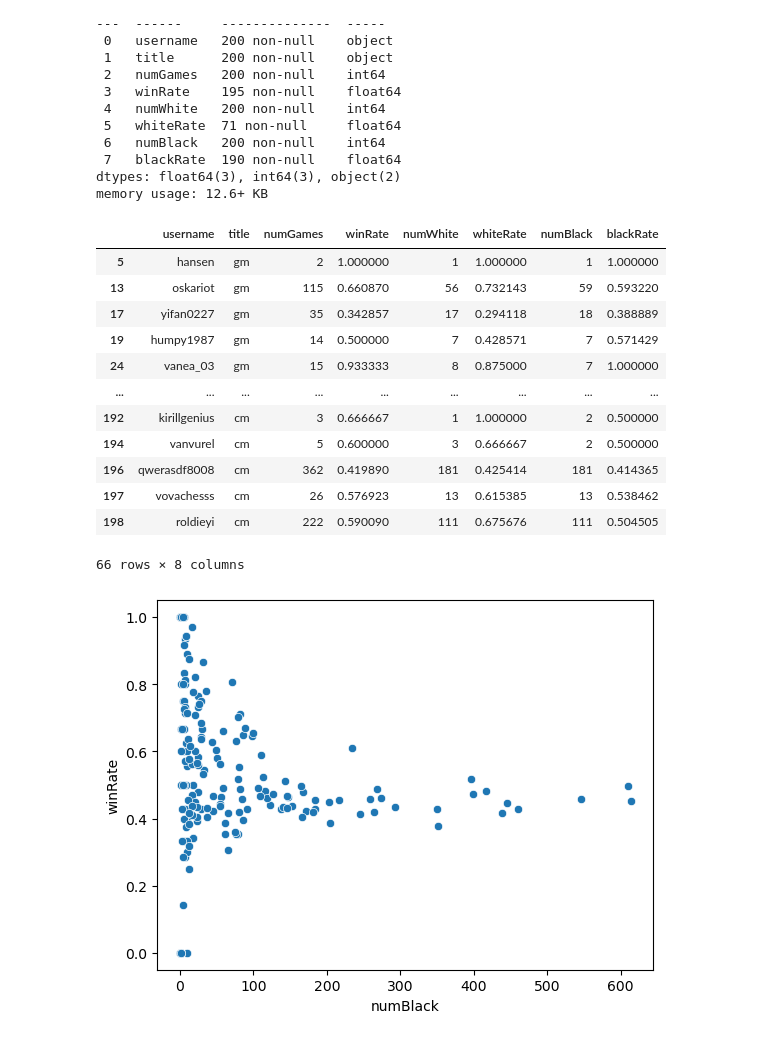
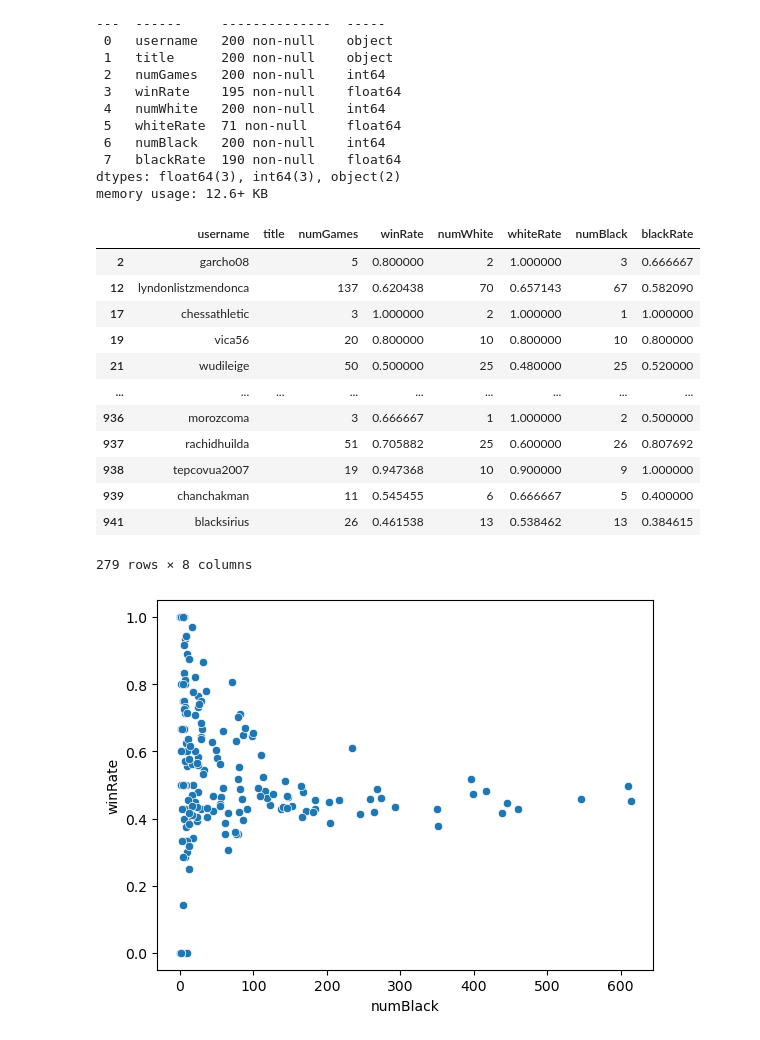
Before and after one commit to grhatch/chess-collection-grhatch, a Jupyter notebook: Collecting.ipynb, the cells around one changed output. Cells and saved outputs as stored; diff of their text form; code cells hidden in the pictures.

```diff
--- a/Collecting.ipynb
+++ b/Collecting.ipynb
@@ -154,21 +145,21 @@ Data columns (total 8 columns):
 dtypes: float64(3), int64(3), object(2)
 memory usage: 12.6+ KB
 # %%
-chess[(chess['numWhite'] > 0) & (chess['numBlack'] > 0)]
+chess2[(chess2['numWhite'] > 0) & (chess2['numBlack'] > 0)]
 # %% [output]
 |  | username | title | numGames | winRate | numWhite | whiteRate | numBlack | blackRate |
-| 5 | hansen | gm | 2 | 1.000000 | 1 | 1.000000 | 1 | 1.000000 |
-| 13 | oskariot | gm | 115 | 0.660870 | 56 | 0.732143 | 59 | 0.593220 |
-| 17 | yifan0227 | gm | 35 | 0.342857 | 17 | 0.294118 | 18 | 0.388889 |
-| 19 | humpy1987 | gm | 14 | 0.500000 | 7 | 0.428571 | 7 | 0.571429 |
-| 24 | vanea_03 | gm | 15 | 0.933333 | 8 | 0.875000 | 7 | 1.000000 |
+| 2 | garcho08 |  | 5 | 0.800000 | 2 | 1.000000 | 3 | 0.666667 |
+| 12 | lyndonlistzmendonca |  | 137 | 0.620438 | 70 | 0.657143 | 67 | 0.582090 |
+| 17 | chessathletic |  | 3 | 1.000000 | 2 | 1.000000 | 1 | 1.000000 |
+| 19 | vica56 |  | 20 | 0.800000 | 10 | 0.800000 | 10 | 0.800000 |
+| 21 | wudileige |  | 50 | 0.500000 | 25 | 0.480000 | 25 | 0.520000 |
 | ... | ... | ... | ... | ... | ... | ... | ... | ... |
-| 192 | kirillgenius | cm | 3 | 0.666667 | 1 | 1.000000 | 2 | 0.500000 |
-| 194 | vanvurel | cm | 5 | 0.600000 | 3 | 0.666667 | 2 | 0.500000 |
-| 196 | qwerasdf8008 | cm | 362 | 0.419890 | 181 | 0.425414 | 181 | 0.414365 |
-| 197 | vovachesss | cm | 26 | 0.576923 | 13 | 0.615385 | 13 | 0.538462 |
-| 198 | roldieyi | cm | 222 | 0.590090 | 111 | 0.675676 | 111 | 0.504505 |
+| 936 | morozcoma |  | 3 | 0.666667 | 1 | 1.000000 | 2 | 0.500000 |
+| 937 | rachidhuilda |  | 51 | 0.705882 | 25 | 0.600000 | 26 | 0.807692 |
+| 938 | tepcovua2007 |  | 19 | 0.947368 | 10 | 0.900000 | 9 | 1.000000 |
+| 939 | chanchakman |  | 11 | 0.545455 | 6 | 0.666667 | 5 | 0.400000 |
+| 941 | blacksirius |  | 26 | 0.461538 | 13 | 0.538462 | 13 | 0.384615 |
-66 rows × 8 columns
+279 rows × 8 columns
 # %%
 sns.scatterplot(data=chess, x='numBlack', y = 'winRate');
 # plt.ylabel('Win Rate')
```
Also changed, not shown: parts of 6 cells of this notebook, 1 other file.
